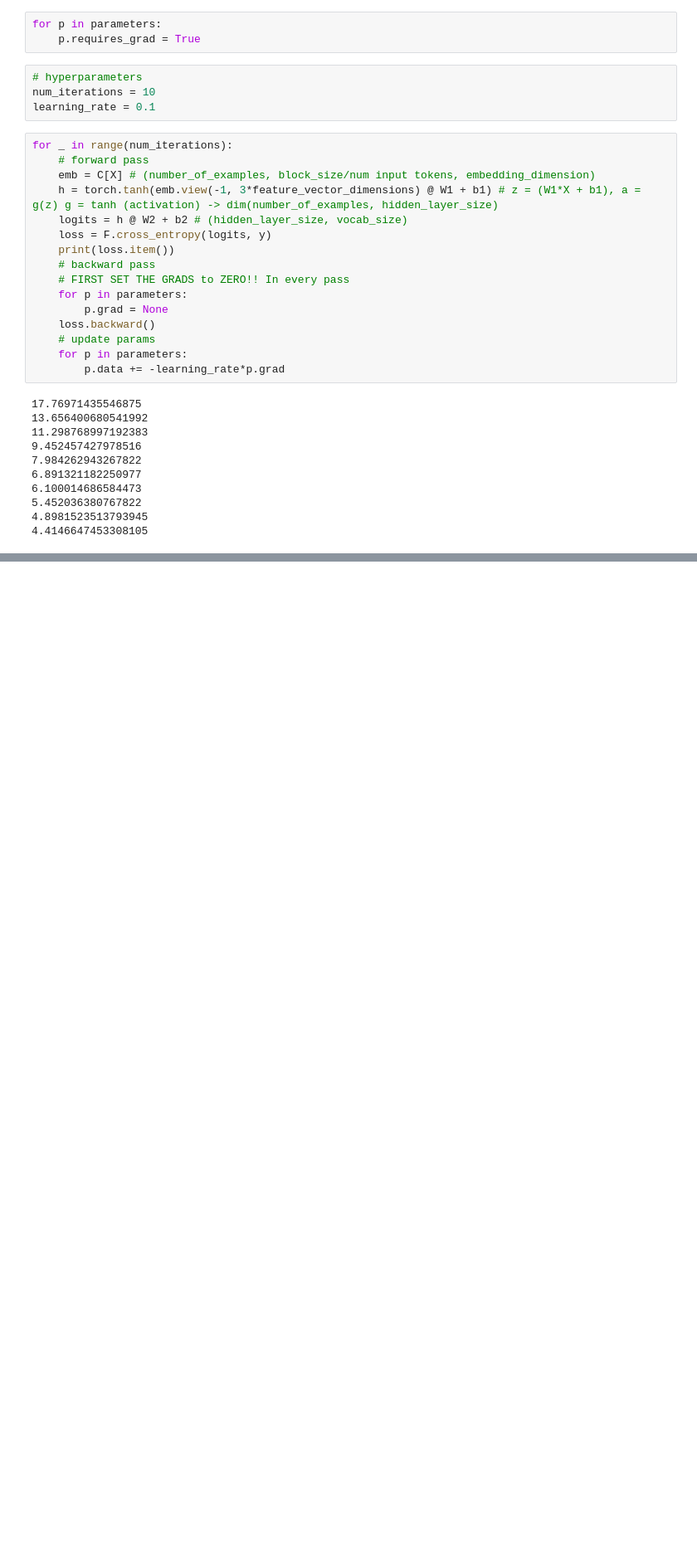
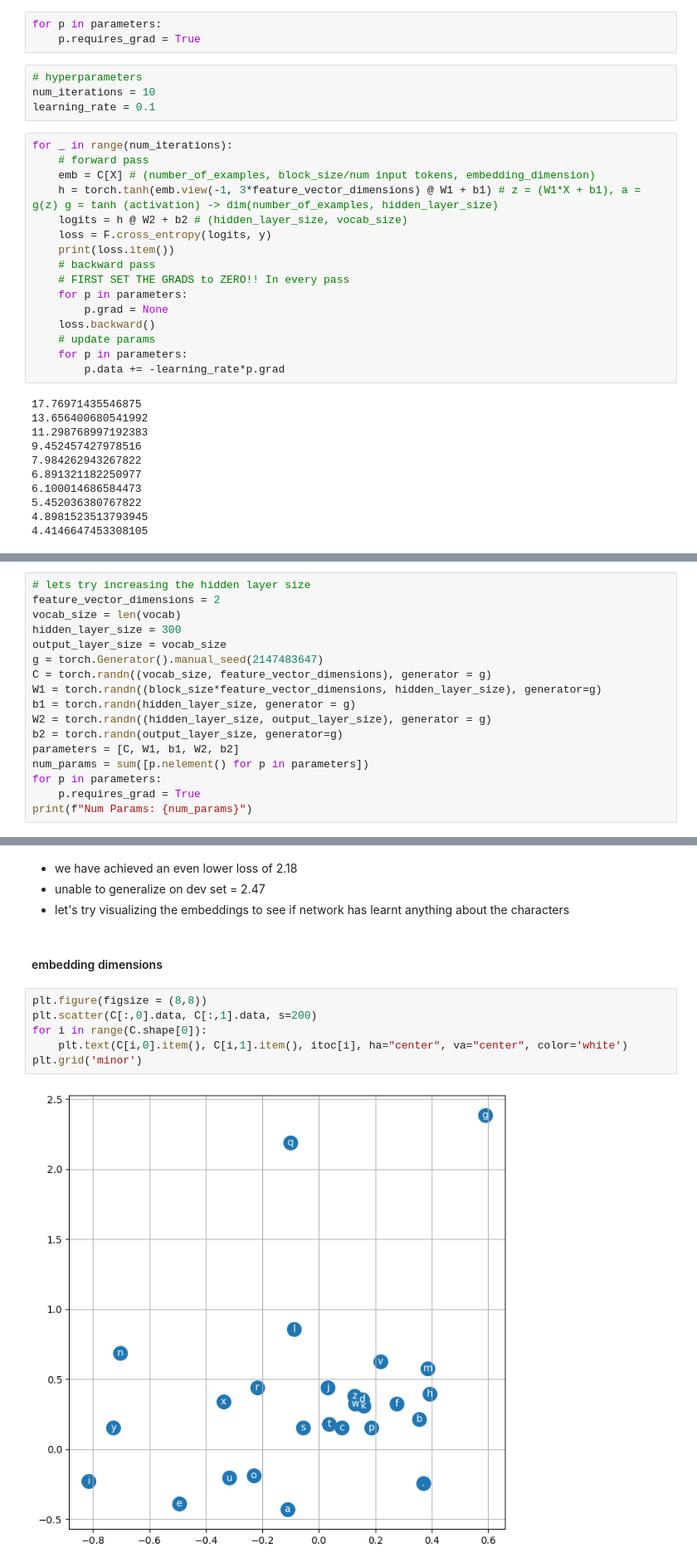
Before and after one commit to Himan13799/LanguageModeling, a Jupyter notebook: MakeMoreNames/quadgram_lm_mlp.ipynb, the cells around one changed output, grey strips where cells are left out. Shown at 83% size. Saved outputs shown, nothing was run; the diff lists cells and outputs as text; blank space fills up the shorter version.

```diff
--- a/MakeMoreNames/quadgram_lm_mlp.ipynb
+++ b/MakeMoreNames/quadgram_lm_mlp.ipynb
@@ -429,0 +954,17 @@ for _ in range(num_iterations):
+# %%
+# lets try increasing the hidden layer size
+feature_vector_dimensions = 2
+vocab_size = len(vocab)
+hidden_layer_size = 300
+output_layer_size = vocab_size
+g = torch.Generator().manual_seed(2147483647)
+C = torch.randn((vocab_size, feature_vector_dimensions), generator = g)
+W1 = torch.randn((block_size*feature_vector_dimensions, hidden_layer_size), generator=g)
+b1 = torch.randn(hidden_layer_size, generator = g)
+W2 = torch.randn((hidden_layer_size, output_layer_size), generator = g)
+b2 = torch.randn(output_layer_size, generator=g)
+parameters = [C, W1, b1, W2, b2]
+num_params = sum([p.nelement() for p in parameters])
+for p in parameters:
+    p.requires_grad = True
+print(f"Num Params: {num_params}")
@@ -429,0 +1020,14 @@ for _ in range(num_iterations):
+# %% [markdown]
+- we have achieved an even lower loss of 2.18
+- unable to generalize on dev set = 2.47
+- let's try visualizing the embeddings to see if network has learnt anything about the characters
+# %% [markdown]
+#### embedding dimensions
+# %%
+plt.figure(figsize = (8,8))
+plt.scatter(C[:,0].data, C[:,1].data, s=200)
+for i in range(C.shape[0]):
+    plt.text(C[i,0].item(), C[i,1].item(), itoc[i], ha="center", va="center", color='white')
+plt.grid('minor')
+# %% [output]
+[figure, added]
```
Also changed, not shown: parts of 71 cells of this notebook.
